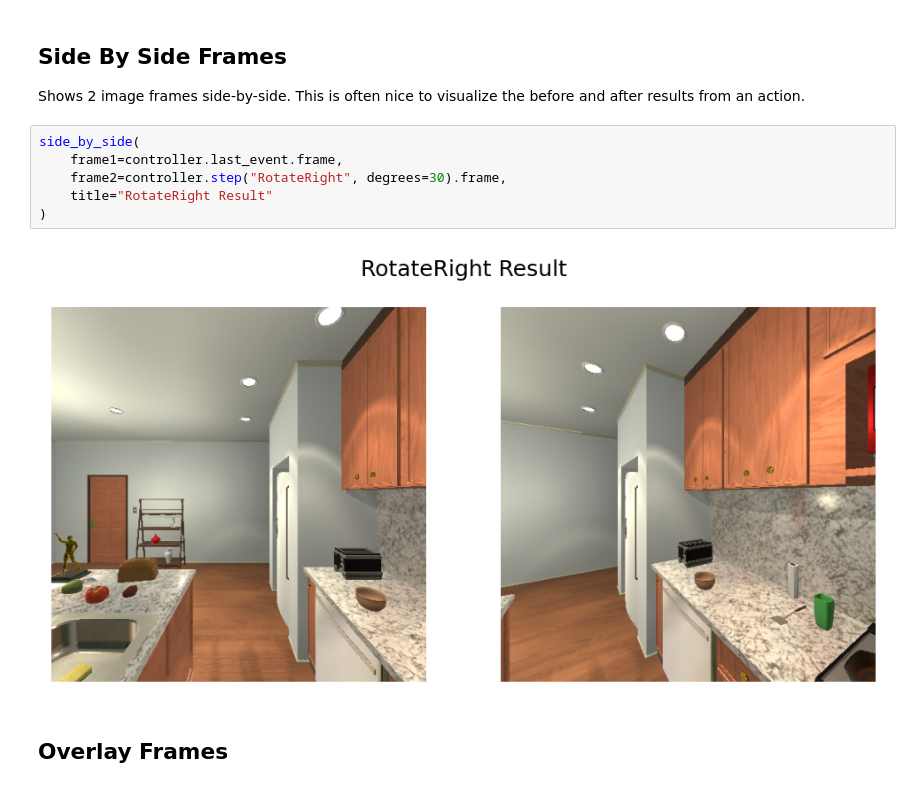
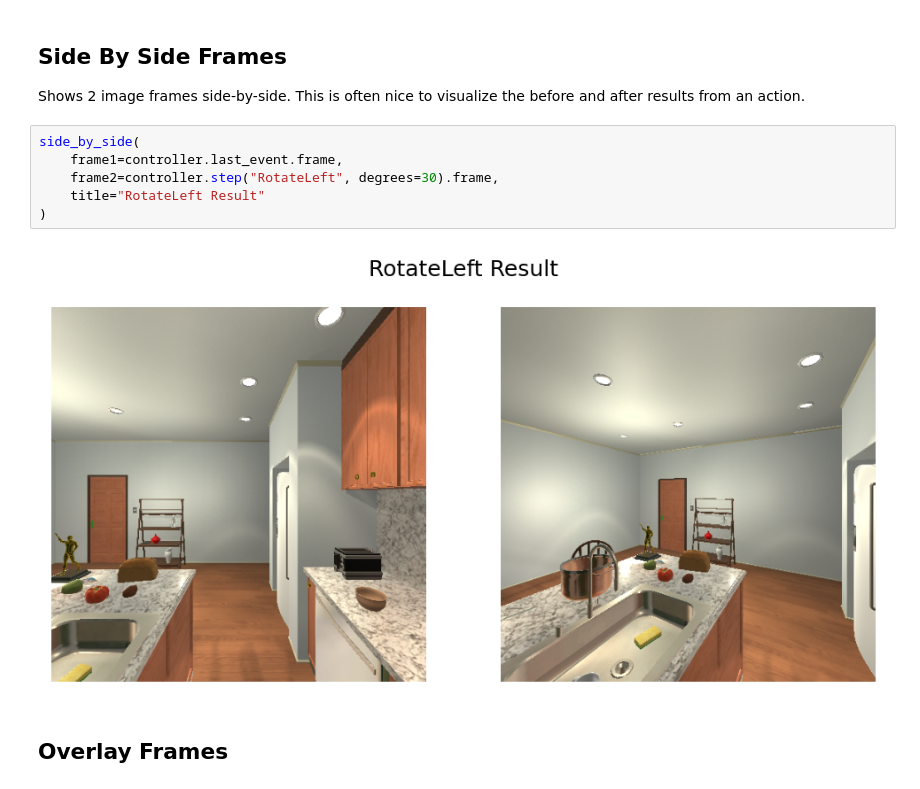
Before and after one commit to SewoongLee/reproduce-ai2thor-colab, a Jupyter notebook: AI2_THOR_Tutorial.ipynb, the cells around one changed output. Cells and saved outputs as stored; diff of their text form.

```diff
--- a/AI2_THOR_Tutorial.ipynb
+++ b/AI2_THOR_Tutorial.ipynb
@@ -126,11 +128,11 @@ Shows 2 image frames side-by-side. This is often nice to visualize the before an
 # %%
 side_by_side(
     frame1=controller.last_event.frame,
-    frame2=controller.step("RotateRight", degrees=30).frame,
-    title="RotateRight Result"
+    frame2=controller.step("RotateLeft", degrees=30).frame,
+    title="RotateLeft Result"
 )
 # %% [output]
-[figure, old version]
+[figure, new version]
 # %% [markdown]
 ## Overlay Frames
 # %%
```
Also changed, not shown: parts of 3 cells of this notebook.
